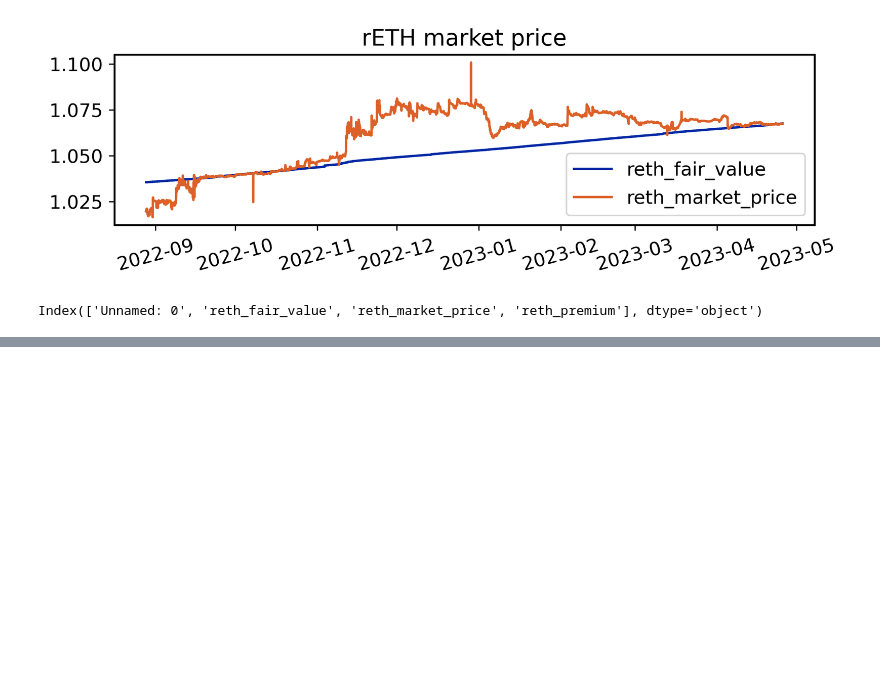
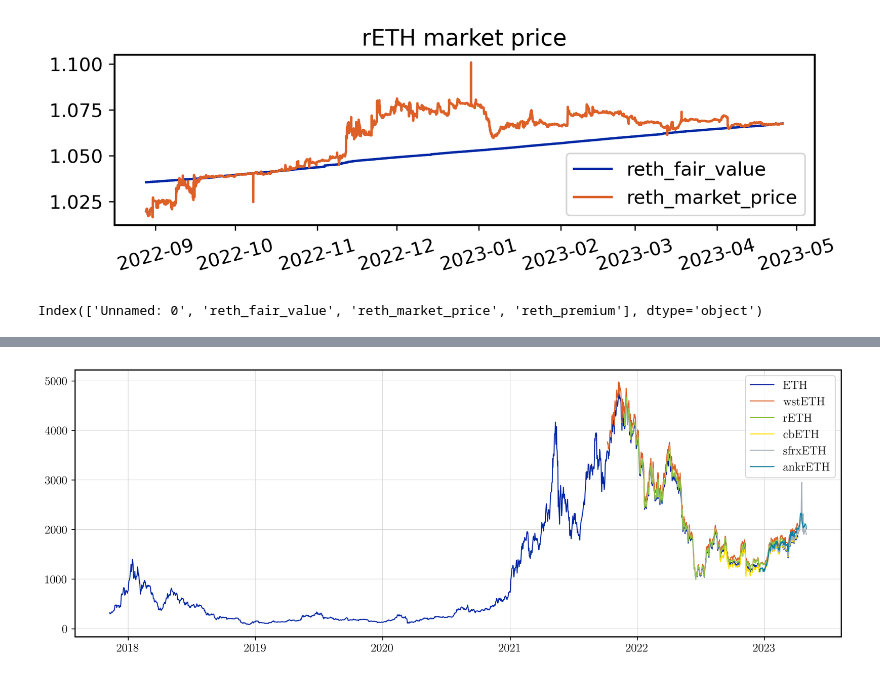
Before and after one commit to kgogol/UZHLiquidStaking, a Jupyter notebook: data_analysis.ipynb, the cells around one changed output, grey strips where cells are left out. Cells and saved outputs as stored; diff of their text form; code cells hidden in the pictures; blank space fills up the shorter version.

```diff
--- a/data_analysis.ipynb
+++ b/data_analysis.ipynb
@@ -122,0 +197,42 @@ for _, group in price.resample('W'):
+# %%
+import os
+
+data = []
+cwd = os.getcwd()
+xls = pd.ExcelFile('data/xls/LSD Data ETH.xlsx')
+#print(xls.sheet_names)
+data_eth_xlsx = []
+for sheet in ['ETH', 'wstETH', 'rETH', 'cbETH', 'sfrxETH', 'ankrETH']:
+    _df = xls.parse(sheet)
+    _df.dropna(subset=['Date'], inplace=True)
+    _df['Date']=pd.to_datetime(_df['Date'])
+    _df=_df.set_index('Date')
+    _df.columns = _df.columns.str.lower()
+    _df.token = sheet
+    data_eth_xlsx.append(_df)
+
+xls = pd.ExcelFile('data/ETH-USD-STORE.xlsx')
+_df = xls.parse('ETH-USD')
+_df.dropna(subset=['Date'], inplace=True)
+_df['Date']=pd.to_datetime(_df['Date'])
+_df=_df.set_index('Date')
+_df.columns = _df.columns.str.lower()
+_df.token = 'ETH-interest'
+interest =  _df.copy()
+# %%
+
+fig, ax = plt.subplots(nrows=1,ncols=1, figsize=(14,5),dpi =300)
+
+for cur in data_eth_xlsx:
+    ax.plot(cur.index, cur.close, lw=1, label = cur.token)
+
+ax.set_axisbelow(True)
+#ax.set_xlim(reth_fair.index.min(), reth_fair.index.max())
+#ax.set_ylim(1,1.1)
+ax.legend()
+ax.grid(zorder=100, lw =0.5, color = 'lightgray')
+fig.set_facecolor('w')
+
+plt.show()
+# %% [output]
+[figure, added]
```
Also changed, not shown: parts of 17 cells of this notebook, 1 other file.
